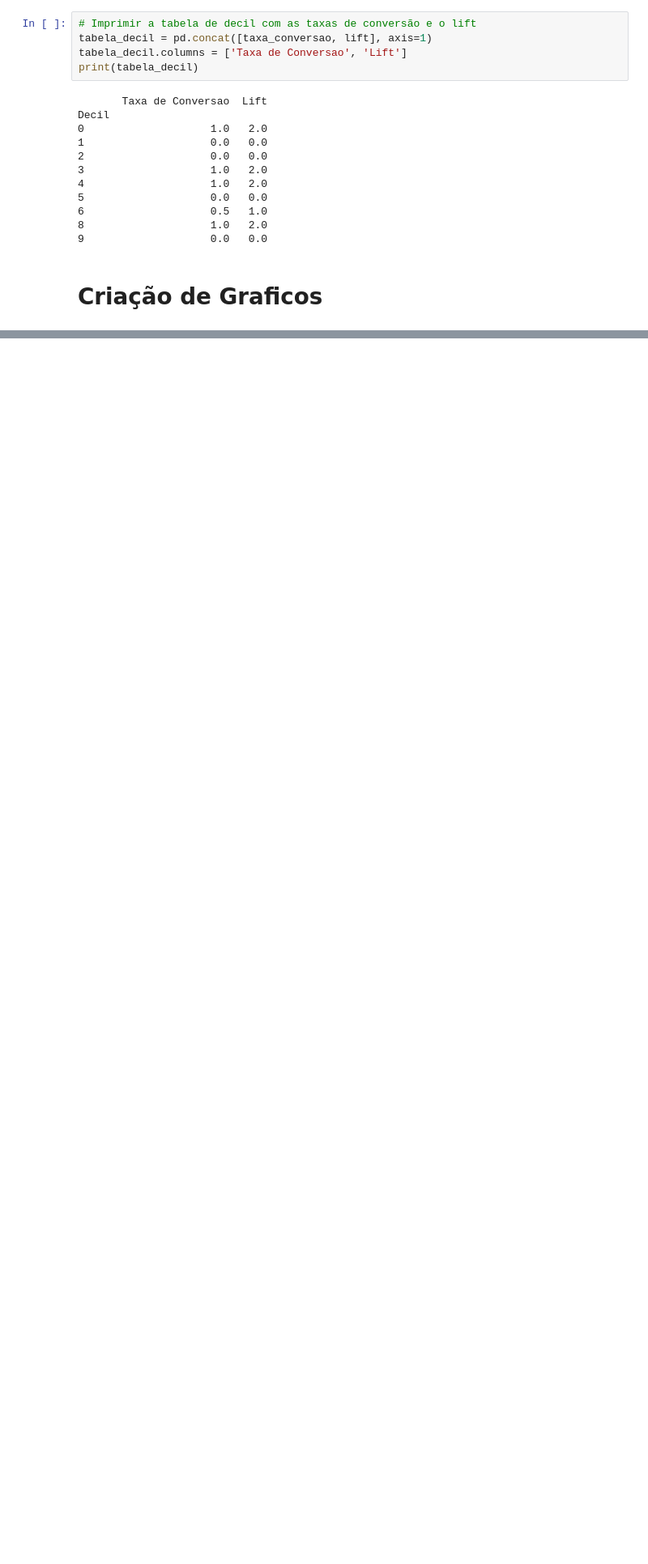
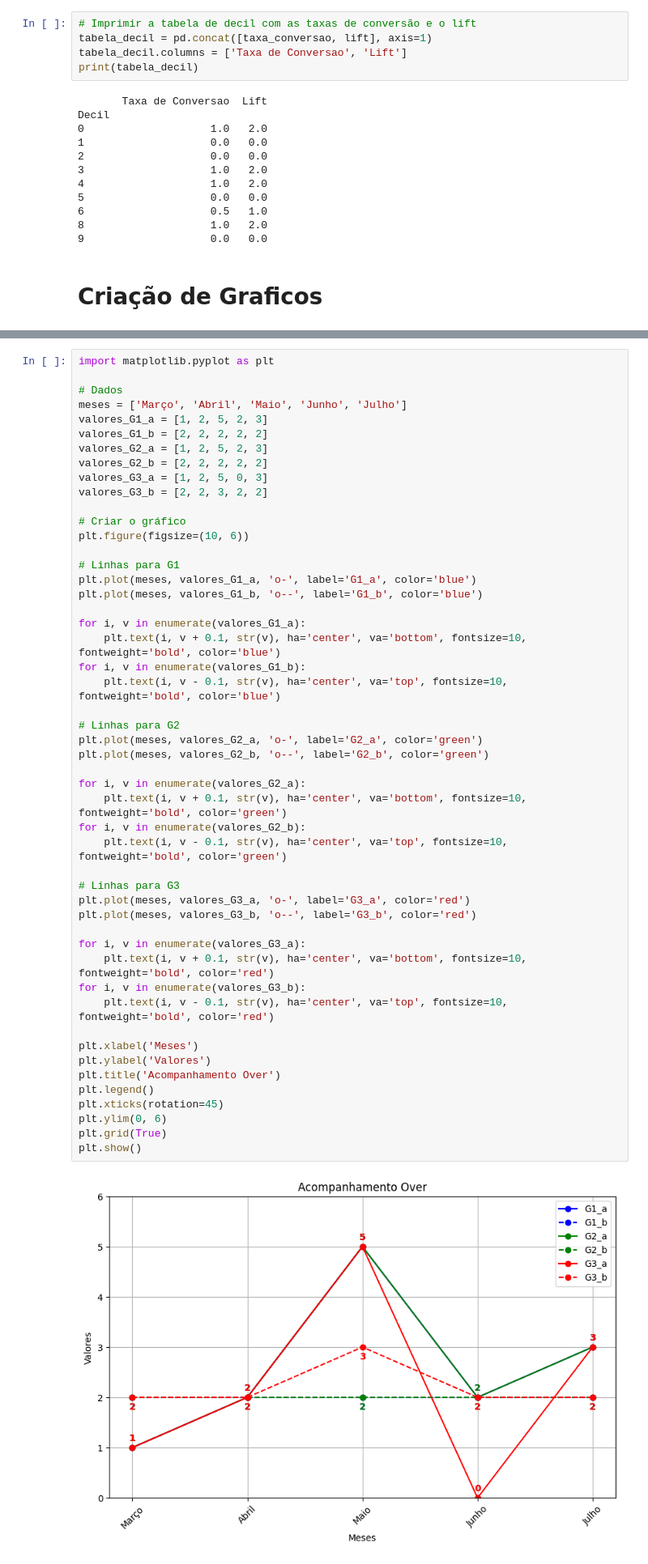
Before and after one commit to LeandroCoelhos/estudos_datascience, a Jupyter notebook: Limpeza_dataset.ipynb, the cells around one changed output, grey strips where cells are left out. Shown at 81% size. Cells and saved outputs as stored; diff of their text form; blank space fills up the shorter version.

```diff
--- a/Limpeza_dataset.ipynb
+++ b/Limpeza_dataset.ipynb
@@ -738,3 +738,55 @@ plt.grid(True)
 plt.show()
 # %% [output]
 [figure]
+# %%
+import matplotlib.pyplot as plt
+
+# Dados
+meses = ['Março', 'Abril', 'Maio', 'Junho', 'Julho']
+valores_G1_a = [1, 2, 5, 2, 3]
+valores_G1_b = [2, 2, 2, 2, 2]
+valores_G2_a = [1, 2, 5, 2, 3]
+valores_G2_b = [2, 2, 2, 2, 2]
+valores_G3_a = [1, 2, 5, 0, 3]
+valores_G3_b = [2, 2, 3, 2, 2]
+
+# Criar o gráfico
+plt.figure(figsize=(10, 6))
+
+# Linhas para G1
+plt.plot(meses, valores_G1_a, 'o-', label='G1_a', color='blue')
+plt.plot(meses, valores_G1_b, 'o--', label='G1_b', color='blue')
+
+for i, v in enumerate(valores_G1_a):
+    plt.text(i, v + 0.1, str(v), ha='center', va='bottom', fontsize=10, fontweight='bold', color='blue')
+for i, v in enumerate(valores_G1_b):
+    plt.text(i, v - 0.1, str(v), ha='center', va='top', fontsize=10, fontweight='bold', color='blue')
+
+# Linhas para G2
+plt.plot(meses, valores_G2_a, 'o-', label='G2_a', color='green')
+plt.plot(meses, valores_G2_b, 'o--', label='G2_b', color='green')
+
+for i, v in enumerate(valores_G2_a):
+    plt.text(i, v + 0.1, str(v), ha='center', va='bottom', fontsize=10, fontweight='bold', color='green')
+for i, v in enumerate(valores_G2_b):
+    plt.text(i, v - 0.1, str(v), ha='center', va='top', fontsize=10, fontweight='bold', color='green')
+
+# Linhas para G3
+plt.plot(meses, valores_G3_a, 'o-', label='G3_a', color='red')
+plt.plot(meses, valores_G3_b, 'o--', label='G3_b', color='red')
+
+for i, v in enumerate(valores_G3_a):
+    plt.text(i, v + 0.1, str(v), ha='center', va='bottom', fontsize=10, fontweight='bold', color='red')
+for i, v in enumerate(valores_G3_b):
+    plt.text(i, v - 0.1, str(v), ha='center', va='top', fontsize=10, fontweight='bold', color='red')
+
+plt.xlabel('Meses')
+plt.ylabel('Valores')
+plt.title('Acompanhamento Over')
+plt.legend()
+plt.xticks(rotation=45)
+plt.ylim(0, 6)
+plt.grid(True)
+plt.show()
+# %% [output]
+[figure, added]
```
Also changed, not shown: parts of 1 cell of this notebook.
